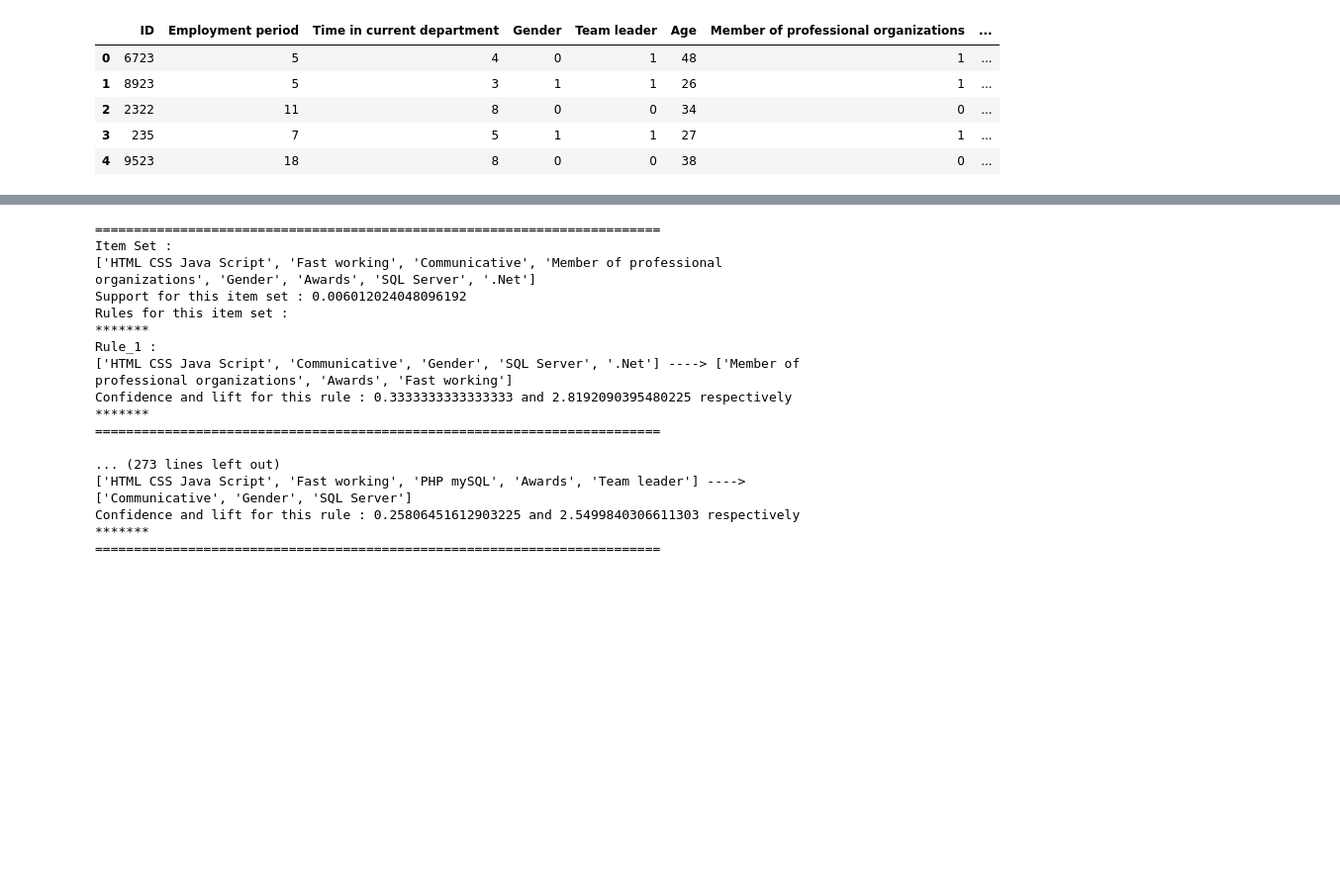
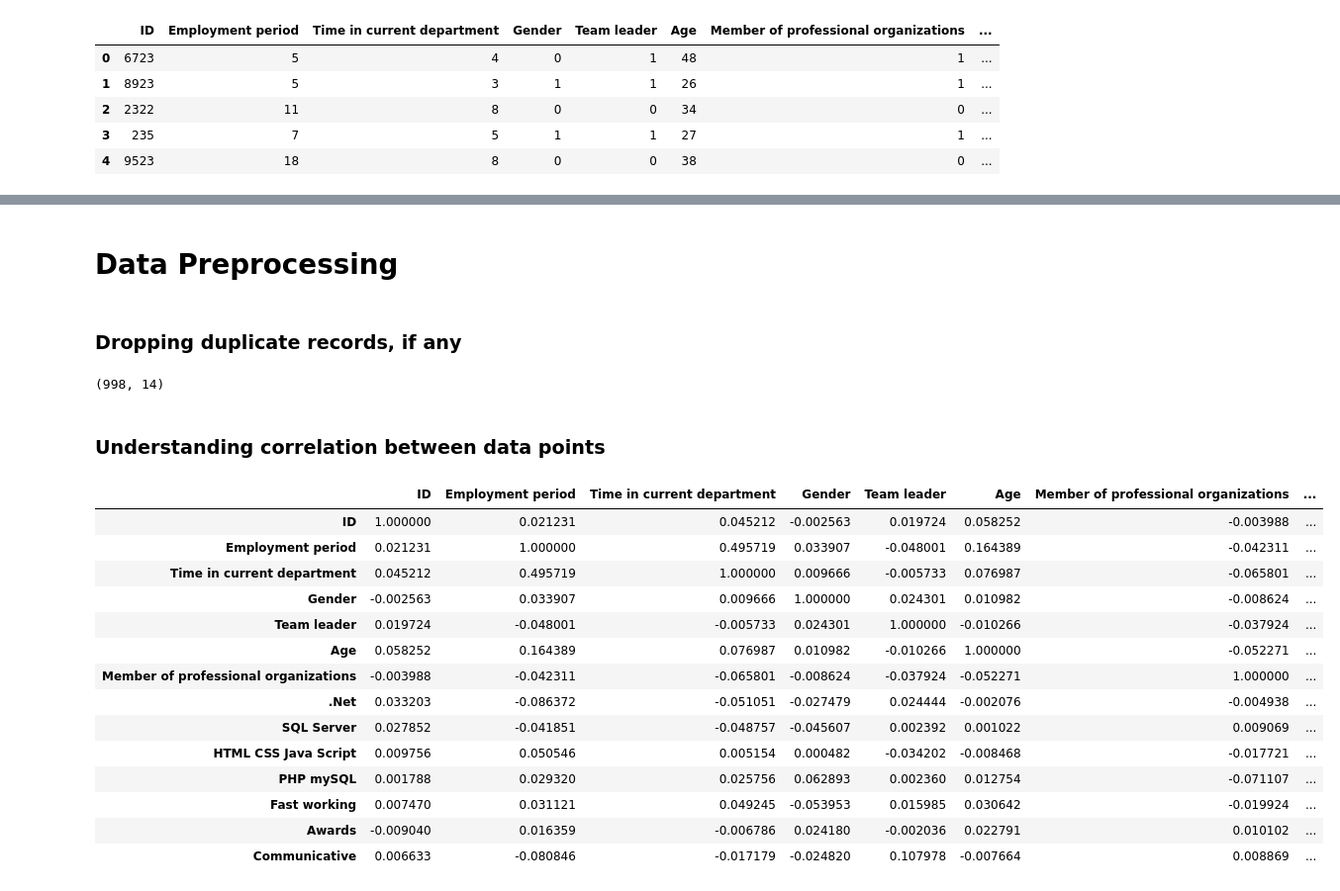
Before and after one commit to BITS-ASSIGNMENT-GROUP-186/association-rule-mining, a Jupyter notebook: Association_Rule_Mining.ipynb, the cells around one changed output, grey strips where cells are left out. Shown at 99% size. Drawn from its saved outputs; the diff is of its cells as text; code cells hidden in the pictures; blank space fills up the shorter version.

Commit message:
WIP: Completed data preprocessing and normalization

```diff
--- a/Association_Rule_Mining.ipynb
+++ b/Association_Rule_Mining.ipynb
@@ -46,7 +43,0 @@ employee_skills_df.head()
-# %%
-employee_skills_df.drop(columns=["ID","Employment period","Time in current department","Age"], inplace=True)
-employee_skills_df.head()
-
-# The skills/traits which are most common can be helpful in getting the threshold of minimum support count
-for col in employee_skills_df.columns:
-    print(employee_skills_df[col].value_counts())
@@ -80,35 +44,33 @@ for row in range(rows):
-# %%
-association_rules = apriori(records, min_support=0.0052, min_confidence=0.20, min_lift=2.5, min_length=2)
-
-for item in association_rules:
-    print("=========================================================================")
-    print("Item Set :")
-    print([x for x in item[0]])
-    print(f"Support for this item set : {item[1]}")
-    print("Rules for this item set :")
-    for index,val in enumerate(item[2]):
-        print("*******")
-        print(f"Rule_{index + 1} :")
-        print(f"{[x for x in val[0]]} ----> {[x for x in val[1]]}")
-        print(f"Confidence and lift for this rule : {val[2]} and {val[3]} respectively")
-        print("*******")
-    print("=========================================================================")
-    print("\n\n")
-# %% [output]
-=========================================================================
-Item Set :
-['HTML CSS Java Script', 'Fast working', 'Communicative', 'Member of professional organizations', 'Gender', 'Awards', 'SQL Server', '.Net']
-Support for this item set : 0.006012024048096192
-Rules for this item set :
-*******
-Rule_1 :
-['HTML CSS Java Script', 'Communicative', 'Gender', 'SQL Server', '.Net'] ----> ['Member of professional organizations', 'Awards', 'Fast working']
-Confidence and lift for this rule : 0.3333333333333333 and 2.8192090395480225 respectively
-*******
-=========================================================================
-
-... (273 lines left out)
-['HTML CSS Java Script', 'Fast working', 'PHP mySQL', 'Awards', 'Team leader'] ----> ['Communicative', 'Gender', 'SQL Server']
-Confidence and lift for this rule : 0.25806451612903225 and 2.5499840306611303 respectively
-*******
-=========================================================================
+# %% [markdown]
+# Data Preprocessing
+# %% [markdown]
+### Dropping duplicate records, if any
+# %%
+employee_skills_df.shape
+duplicate_records = employee_skills_df[employee_skills_df.duplicated(keep=False)]
+if not duplicate_records.empty:
+    employee_skills_df.drop_duplicates(keep=False, inplace=True)
+employee_skills_df.shape
+# %% [output]
+(998, 14)
+# %% [markdown]
+### Understanding correlation between data points
+# %%
+correlation = employee_skills_df.corr()
+correlation
+# %% [output]
+|  | ID | Employment period | Time in current department | Gender | Team leader | Age | Member of professional organizations | ... |
+| ID | 1.000000 | 0.021231 | 0.045212 | -0.002563 | 0.019724 | 0.058252 | -0.003988 | ... |
+| Employment period | 0.021231 | 1.000000 | 0.495719 | 0.033907 | -0.048001 | 0.164389 | -0.042311 | ... |
+| Time in current department | 0.045212 | 0.495719 | 1.000000 | 0.009666 | -0.005733 | 0.076987 | -0.065801 | ... |
+| Gender | -0.002563 | 0.033907 | 0.009666 | 1.000000 | 0.024301 | 0.010982 | -0.008624 | ... |
+| Team leader | 0.019724 | -0.048001 | -0.005733 | 0.024301 | 1.000000 | -0.010266 | -0.037924 | ... |
+| Age | 0.058252 | 0.164389 | 0.076987 | 0.010982 | -0.010266 | 1.000000 | -0.052271 | ... |
+| Member of professional organizations | -0.003988 | -0.042311 | -0.065801 | -0.008624 | -0.037924 | -0.052271 | 1.000000 | ... |
+| .Net | 0.033203 | -0.086372 | -0.051051 | -0.027479 | 0.024444 | -0.002076 | -0.004938 | ... |
+| SQL Server | 0.027852 | -0.041851 | -0.048757 | -0.045607 | 0.002392 | 0.001022 | 0.009069 | ... |
+| HTML CSS Java Script | 0.009756 | 0.050546 | 0.005154 | 0.000482 | -0.034202 | -0.008468 | -0.017721 | ... |
+| PHP mySQL | 0.001788 | 0.029320 | 0.025756 | 0.062893 | 0.002360 | 0.012754 | -0.071107 | ... |
+| Fast working | 0.007470 | 0.031121 | 0.049245 | -0.053953 | 0.015985 | 0.030642 | -0.019924 | ... |
+| Awards | -0.009040 | 0.016359 | -0.006786 | 0.024180 | -0.002036 | 0.022791 | 0.010102 | ... |
+| Communicative | 0.006633 | -0.080846 | -0.017179 | -0.024820 | 0.107978 | -0.007664 | 0.008869 | ... |
```
Also changed, not shown: parts of 16 cells of this notebook, 1 other file.
